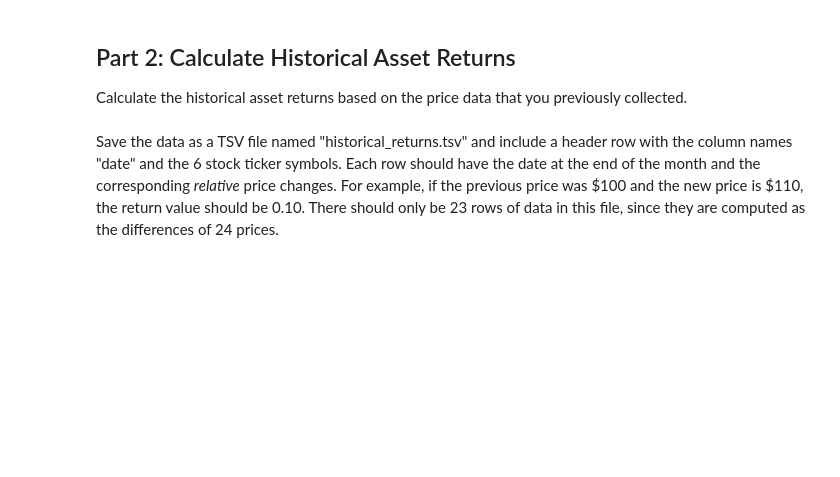
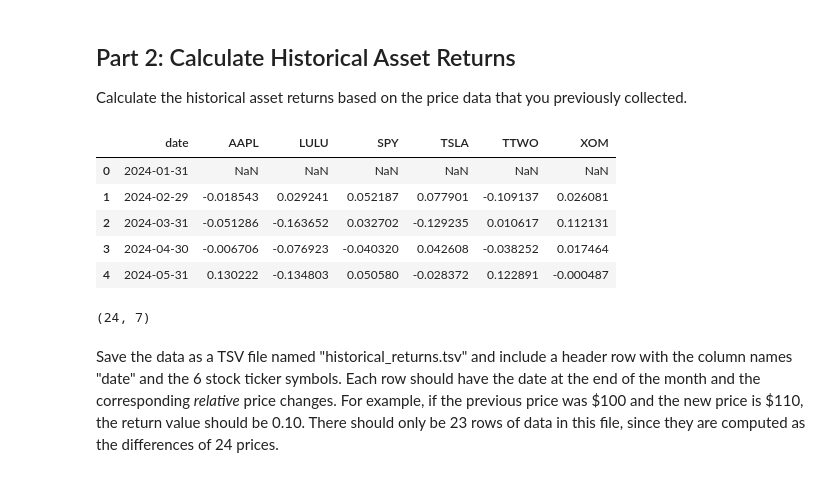
Before and after one commit to tlevash23/AIinField, a Jupyter notebook: project.ipynb, the cells around one changed output. Cells and saved outputs as stored; diff of their text form; code cells hidden in the pictures; blank space fills up the shorter version.

```diff
--- a/project.ipynb
+++ b/project.ipynb
@@ -57,3 +134,30 @@ Calculate the historical asset returns based on the price data that you previous
+# %%
+# YOUR CHANGES HERE
+
+# copy
+returns = historical_prices.copy()
+
+# index
+returns.set_index("date", inplace=True)
+
+# calculate
+returns = returns.pct_change()
+
+# date
+returns.reset_index(inplace=True)
+
+returns.head()
+# %% [output]
+|  | date | AAPL | LULU | SPY | TSLA | TTWO | XOM |
+| 0 | 2024-01-31 | NaN | NaN | NaN | NaN | NaN | NaN |
+| 1 | 2024-02-29 | -0.018543 | 0.029241 | 0.052187 | 0.077901 | -0.109137 | 0.026081 |
+| 2 | 2024-03-31 | -0.051286 | -0.163652 | 0.032702 | -0.129235 | 0.010617 | 0.112131 |
+| 3 | 2024-04-30 | -0.006706 | -0.076923 | -0.040320 | 0.042608 | -0.038252 | 0.017464 |
+| 4 | 2024-05-31 | 0.130222 | -0.134803 | 0.050580 | -0.028372 | 0.122891 | -0.000487 |
+# %%
+returns.shape
+# %% [output]
+(24, 7)
 # %% [markdown]
 Save the data as a TSV file named "historical_returns.tsv" and include a header row with the column names "date" and the 6 stock ticker symbols.
 Each row should have the date at the end of the month and the corresponding *relative* price changes.
```
Also changed, not shown: parts of 13 cells of this notebook, 4 other files.
